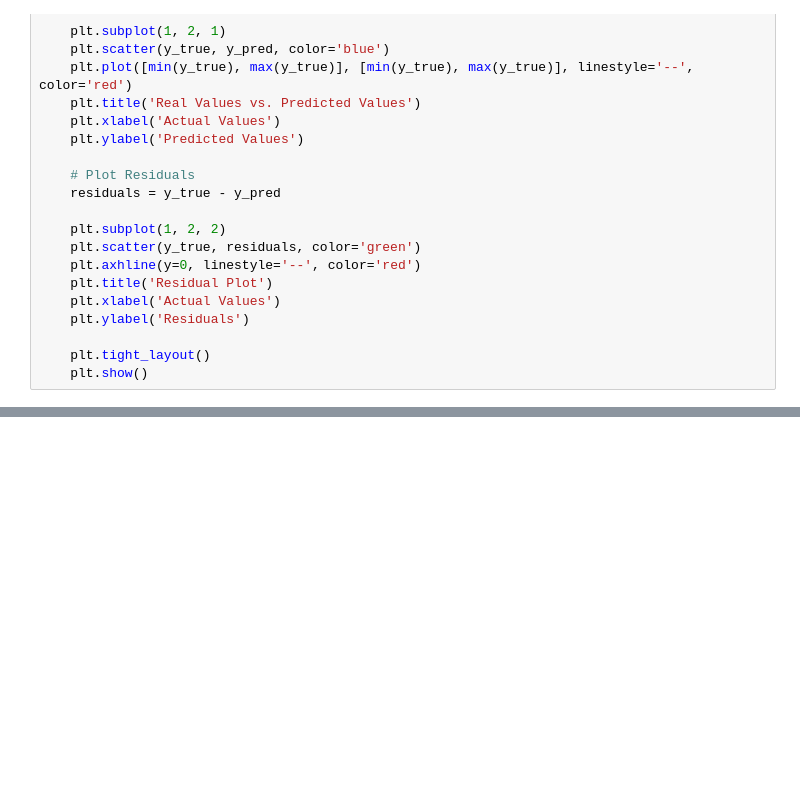
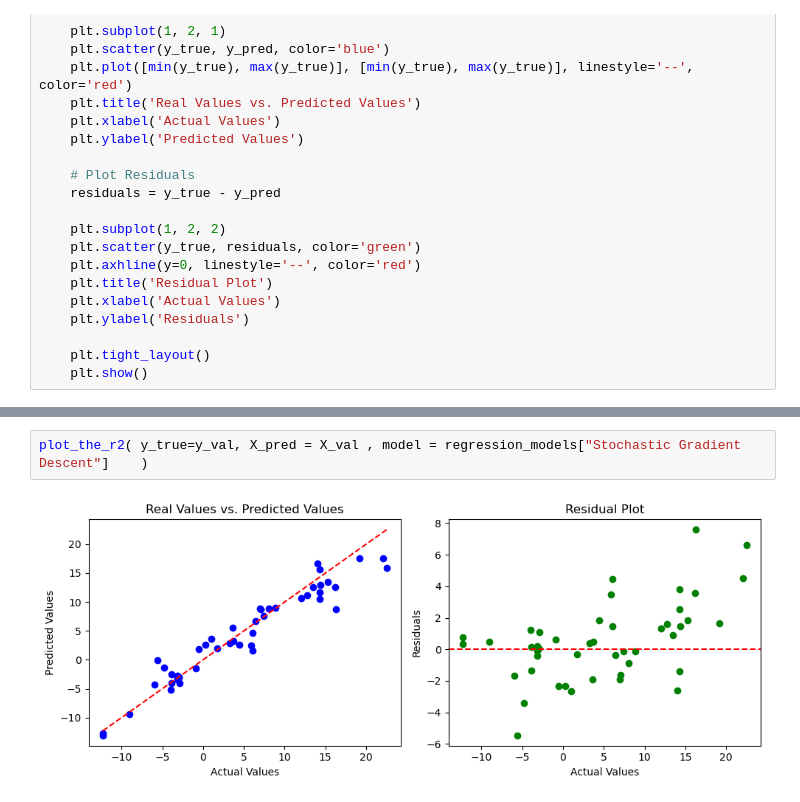
Before and after one commit to D-Barradas/machine_learning_chem_RGS, a Jupyter notebook: notebooks/ML_search_for_best_algorithm.ipynb, the cells around one changed output, grey strips where cells are left out. Drawn from its saved outputs; the diff is of its cells as text; blank space fills up the shorter version.

```diff
--- a/notebooks/ML_search_for_best_algorithm.ipynb
+++ b/notebooks/ML_search_for_best_algorithm.ipynb
@@ -144,0 +230,4 @@ def plot_the_r2(y_true, X_pred , model): #(model,X_test,y_test,tag)
+# %%
+plot_the_r2( y_true=y_val, X_pred = X_val , model = regression_models["Stochastic Gradient Descent"]    )
+# %% [output]
+[figure, added]
```
Also changed, not shown: parts of 8 cells of this notebook, 1 other file.
